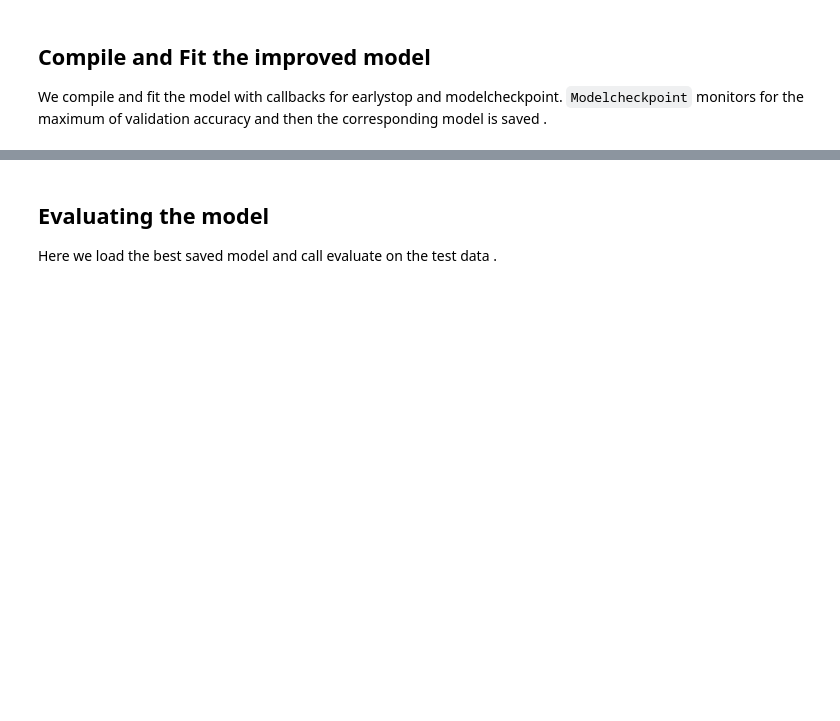
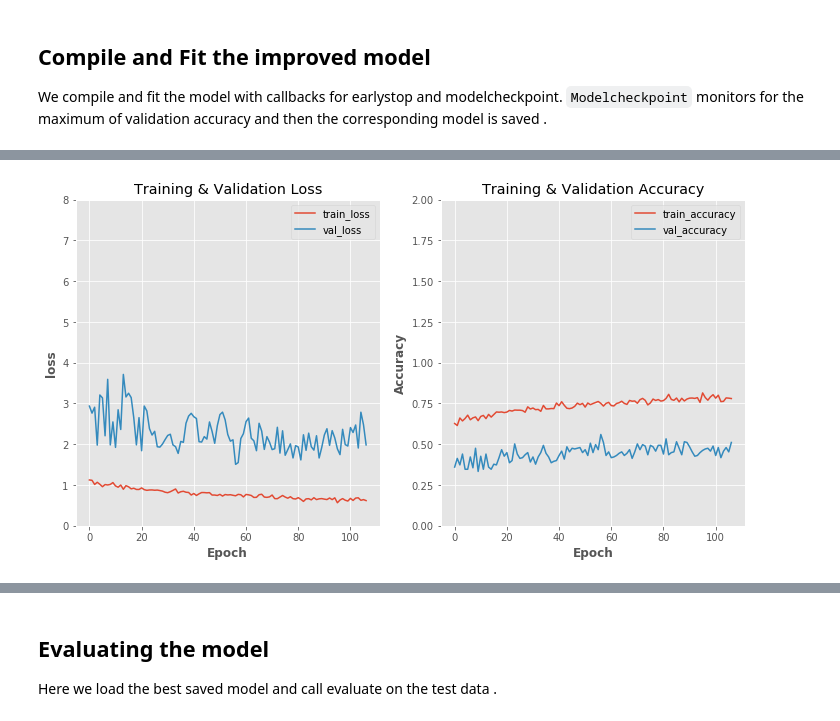
Before and after one commit to IamRabin/DSSC-course, a Jupyter notebook: Final_CV_Proj_3.ipynb, the cells around one changed output, grey strips where cells are left out. Drawn from its saved outputs; the diff is of its cells as text; code cells hidden in the pictures; blank space fills up the shorter version.

```diff
--- a/Final_CV_Proj_3.ipynb
+++ b/Final_CV_Proj_3.ipynb
@@ -463,0 +418,5 @@ image_aug= ImageDataGenerator(rotation_range=30, width_shift_range=0.1,
+# %%
+train_iterator = image_gen.flow(X_train,Y_train,batch_size=32)
+validation_iterator = image_gen.flow(X_test, Y_test, batch_size=32)
+test_iterator=image_gen.flow(test_data,test_label,batch_size=32)
+train_full_iterator=image_gen.flow(train_data,train_label,batch_size=32)
@@ -547,12 +507,12 @@ tf.keras.utils.plot_model(model_2)
 
 We compile and fit the model with callbacks for earlystop and modelcheckpoint. `Modelcheckpoint` monitors for the maximum of validation accuracy and then the  corresponding model is saved .
 # %%
-# Earlystopping stops training when no progress in val. accuracy after 120
+# Earlystopping stops training when no progress in val. accuracy after 50
 # consecutive epochs
-es = EarlyStopping(monitor='val_acc', verbose=1, patience=120)
+es = EarlyStopping(monitor='val_accuracy', verbose=1, patience=50)
 
 # Records the best model with best accuracy on the validation dataset.
-mc = ModelCheckpoint('improved_model.h5', monitor='val_acc',
+mc = ModelCheckpoint('improved_model.h5', monitor='val_accuracy',
                      mode='max', save_best_only=True)
 
 # Compiles the model
@@ -562,7 +522,7 @@ model_2.compile(optimizer='adam',
 
 #Fits the model,The callback will stop the training when there is no improvement
 # in the validation accuracy for 10 consecutive epochs
-history_2 = model_2.fit_generator(image_aug.flow(X_train,Y_train,batch_size=32),
-                                  validation_data=(X_test, Y_test),
+history_2 = model_2.fit_generator(train_iterator,
+                                  validation_data=validation_iterator,
                                   epochs=200,
                                   callbacks=[es,mc])
@@ -568,0 +532,33 @@ history_2 = model_2.fit_generator(image_aug.flow(X_train,Y_train,batch_size=32),
+# %%
+acc = history_2.history['accuracy']
+val_acc = history_2.history['val_accuracy']
+
+loss = history_2.history['loss']
+val_loss = history_2.history['val_loss']
+
+
+
+plt.figure(figsize=(12,6))
+plt.style.use("ggplot")
+plt.subplot(1, 2, 1)
+plt.style.use("ggplot")
+plt.plot(loss, label='train_loss')
+plt.plot(val_loss, label = 'val_loss')
+plt.xlabel('Epoch',weight="bold")
+plt.ylabel('loss',weight="bold")
+plt.title("Training & Validation Loss")
+plt.ylim([0, 8])
+plt.legend(loc='upper right')
+
+plt.subplot(1, 2, 2)
+plt.style.use("ggplot")
+plt.plot(acc, label='train_accuracy')
+plt.plot(val_acc, label = 'val_accuracy')
+plt.xlabel('Epoch',weight="bold")
+plt.ylabel('Accuracy',weight="bold")
+plt.title("Training & Validation Accuracy")
+plt.ylim([0, 2])
+plt.legend(loc='upper right')
+plt.show()
+# %% [output]
+[figure, added]
```
Also changed, not shown: parts of 58 cells of this notebook.
